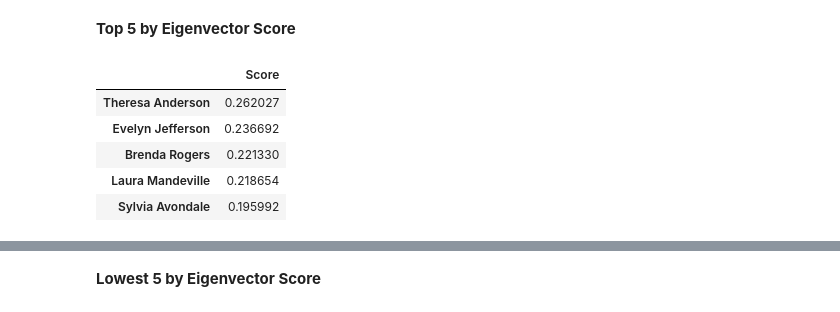
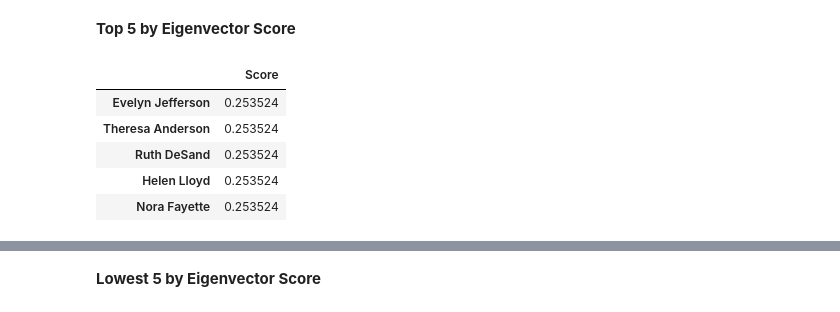
Before and after one commit to logicalschema/data620, a Jupyter notebook: Week6/Sung_Lee_Week_6_Assignment.ipynb, the cells around one changed output, grey strips where cells are left out. Cells and saved outputs as stored; diff of their text form; code cells hidden in the pictures.

```diff
--- a/Week6/Sung_Lee_Week_6_Assignment.ipynb
+++ b/Week6/Sung_Lee_Week_6_Assignment.ipynb
@@ -130,9 +135,13 @@ nx.draw(G,pos,width=.5,alpha=0.5, with_labels=True)
 
 Let's calculate the degree and eigenvector centralities for each node.
 # %%
-deg_centralities = nx.degree_centrality(G)
-eig_centralities = nx.eigenvector_centrality(G)
+W_deg_centralities = nx.degree_centrality(W)
+W_eig_centralities = nx.eigenvector_centrality(W)
+E_deg_centralities = nx.degree_centrality(E)
+E_eig_centralities = nx.eigenvector_centrality(E)
 
-degrees = pd.DataFrame.from_dict(deg_centralities, orient='index', columns=['Score'])
-eig = pd.DataFrame.from_dict(eig_centralities, orient='index', columns=['Score'])
+W_degrees = pd.DataFrame.from_dict(W_deg_centralities, orient='index', columns=['Score'])
+W_eig = pd.DataFrame.from_dict(W_eig_centralities, orient='index', columns=['Score'])
+E_degrees = pd.DataFrame.from_dict(E_deg_centralities, orient='index', columns=['Score'])
+E_eig = pd.DataFrame.from_dict(E_eig_centralities, orient='index', columns=['Score'])
 # %% [markdown]
@@ -164,13 +193,13 @@ womenNodeDegrees.tail(5)
 # %% [markdown]
 **Top 5 by Eigenvector Score**
 # %%
-womenEigDegrees = eig[eig.index.isin(women)]
+womenEigDegrees = W_eig[W_eig.index.isin(women)]
 womenEigDegrees = womenEigDegrees.sort_values(by='Score', ascending=False)
 womenEigDegrees.head(5)
 # %% [output]
 |  | Score |
-| Theresa Anderson | 0.262027 |
-| Evelyn Jefferson | 0.236692 |
-| Brenda Rogers | 0.221330 |
-| Laura Mandeville | 0.218654 |
-| Sylvia Avondale | 0.195992 |
+| Evelyn Jefferson | 0.253524 |
+| Theresa Anderson | 0.253524 |
+| Ruth DeSand | 0.253524 |
+| Helen Lloyd | 0.253524 |
+| Nora Fayette | 0.253524 |
```
Also changed, not shown: parts of 12 cells of this notebook.
